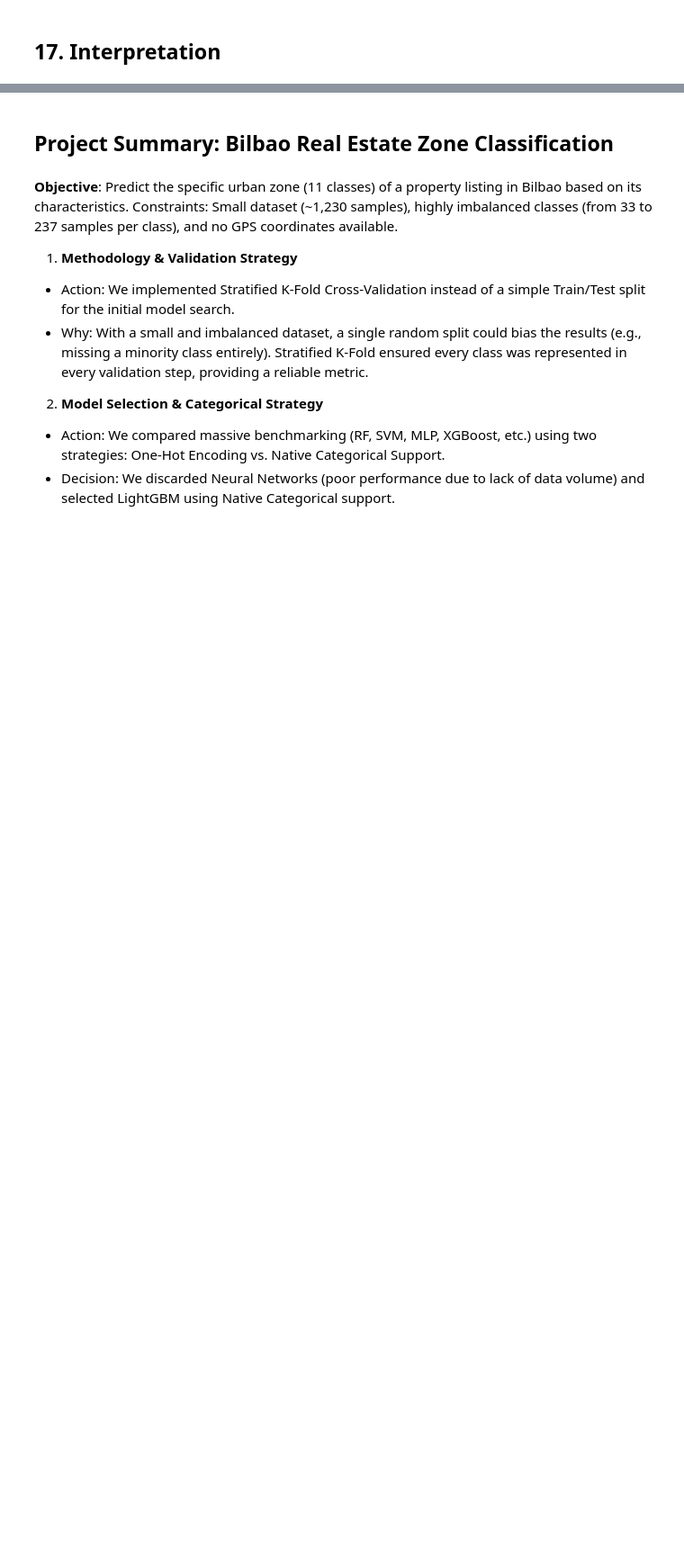
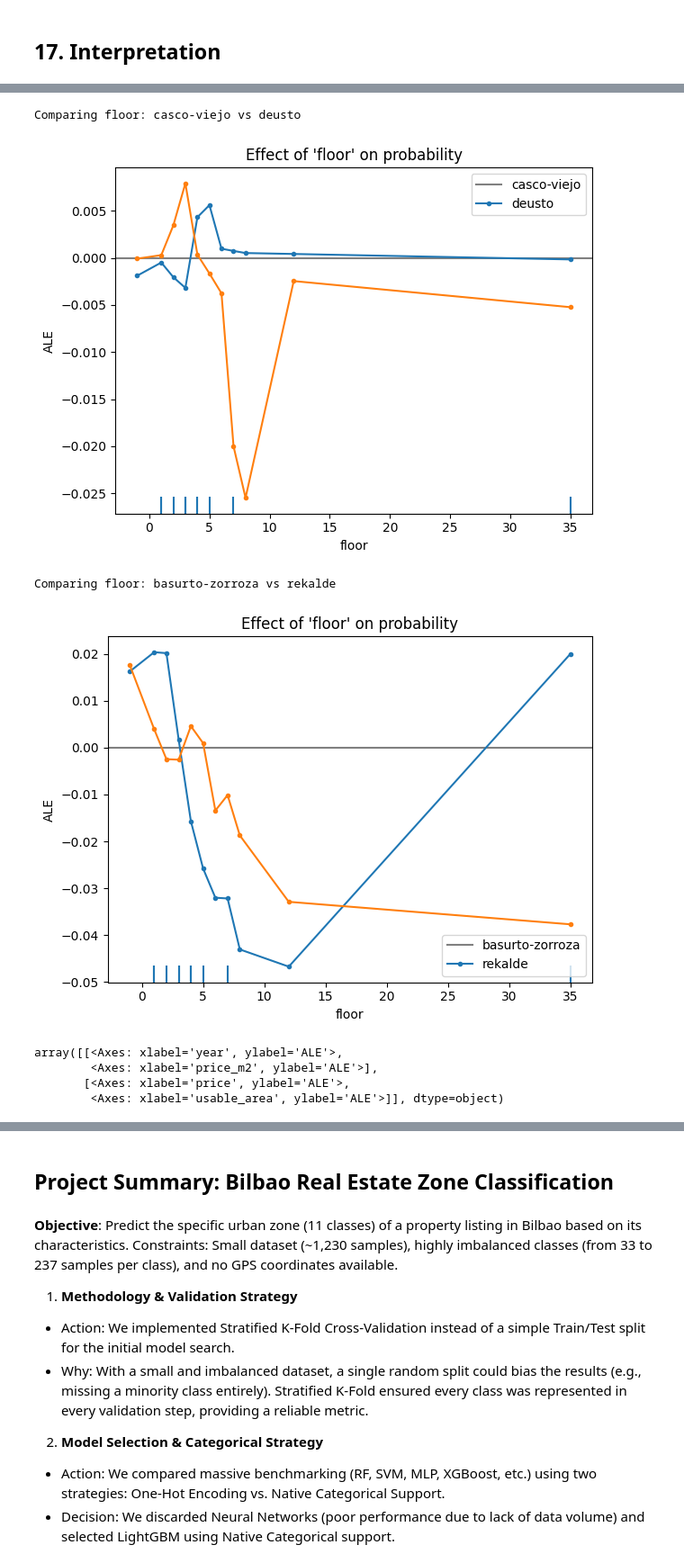
Before and after one commit to ikeiba/bilbao-housing-ml, a Jupyter notebook: classification/classification_zona.ipynb, the cells around one changed output, grey strips where cells are left out. Shown at 90% size. Cells and saved outputs as stored; diff of their text form; code cells hidden in the pictures; blank space fills up the shorter version.

```diff
--- a/classification/classification_zona.ipynb
+++ b/classification/classification_zona.ipynb
@@ -680,0 +822,22 @@ Passing `palette` without assigning `hue` is deprecated and will be removed in v
+# %%
+# A. THE CONTRAST (Casco Viejo vs Deusto/San Ignacio)
+# Casco Viejo rarely exceeds 5 floors. Deusto has tall towers.
+comparar_barrios('floor', 'casco-viejo', 'deusto', final_model_exp)
+
+# B. THE CONFUSION (Basurto vs Rekalde)
+# They get confused a bit. Do they have similar heights?
+comparar_barrios('floor', 'basurto-zorroza', 'rekalde', final_model_exp)
+# %% [output]
+Comparing floor: casco-viejo vs deusto
+[figure, added]
+Comparing floor: basurto-zorroza vs rekalde
+[figure, added]
+# %%
+# Plot 1: ALE for the 4 most important features
+features_chunk1 = top_features[:4]
+plot_ale(final_model_exp, features=features_chunk1, n_cols=2, fig_kw={'figwidth':12, 'figheight': 6})
+# %% [output]
+array([[<Axes: xlabel='year', ylabel='ALE'>,
+        <Axes: xlabel='price_m2', ylabel='ALE'>],
+       [<Axes: xlabel='price', ylabel='ALE'>,
+        <Axes: xlabel='usable_area', ylabel='ALE'>]], dtype=object)
```
Also changed, not shown: parts of 24 cells of this notebook.
